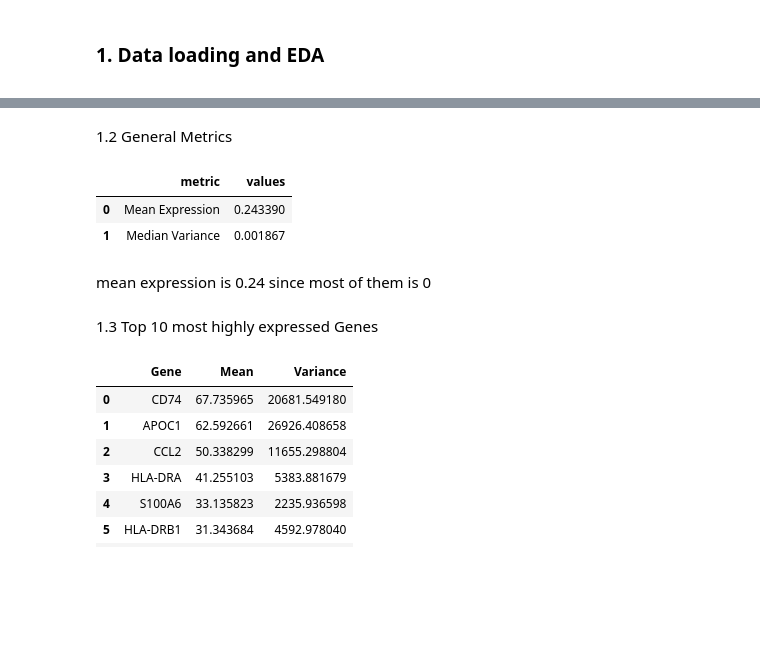
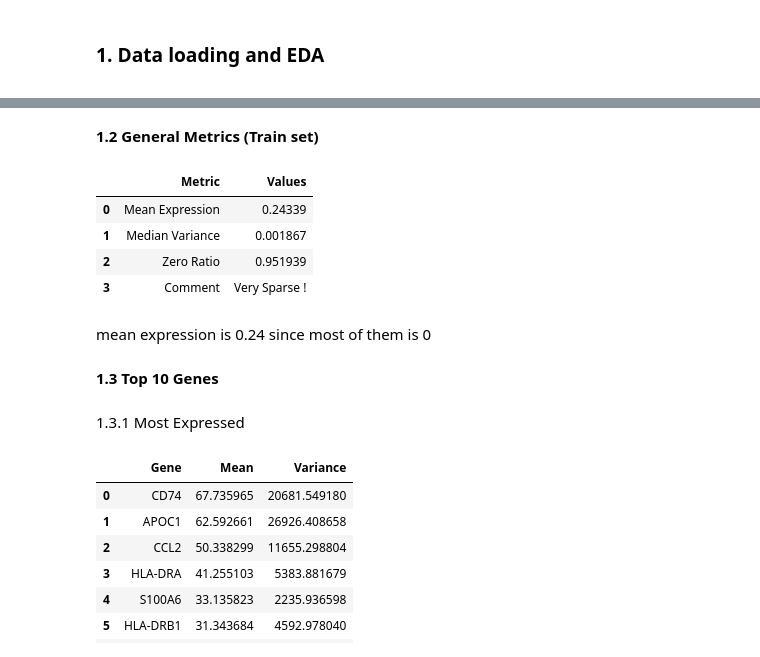
Before and after one commit to BillCoML/cell_anotation, a Jupyter notebook: data_processing.ipynb, the cells around one changed output, grey strips where cells are left out. Cells and saved outputs as stored; diff of their text form; code cells hidden in the pictures; blank space fills up the shorter version.

```diff
--- a/data_processing.ipynb
+++ b/data_processing.ipynb
@@ -22,4 +17,6 @@ from sklearn.feature_selection import VarianceThreshold
 # %%
-data = read_r('data/train.rds')
+train_data = read_r('data/train.rds')
+test_data = read_r('data/test.rds')
 # %%
-df = data[None]
+train_df = train_data[None]
+test_df = test_data[None]
@@ -29,21 +49,28 @@ y = df.iloc[:, 1]
 # %% [markdown]
-1.2 General Metrics
+**1.2 General Metrics (Train set)**
 # %%
-var_by_Gene = X.var()
-mean_by_Gene = X.mean()
+var_by_Gene = train_df.iloc[:, 2:].var()
+mean_by_Gene = train_df.iloc[:, 2:].mean()
 # %%
 pd.DataFrame({
-    'metric': ['Mean Expression', 'Median Variance'],
-    'values': [mean_by_Gene.mean(), var_by_Gene.median()]
+    'Metric': ['Mean Expression', 'Median Variance', 'Zero Ratio', 'Comment'],
+    'Values': [mean_by_Gene.mean(),
+               var_by_Gene.median(),
+               (train_df.iloc[:, 2:] == 0).sum().sum() /  train_df.iloc[:, 2:].size,
+               'Very Sparse !']
 })
 # %% [output]
-|  | metric | values |
-| 0 | Mean Expression | 0.243390 |
+|  | Metric | Values |
+| 0 | Mean Expression | 0.24339 |
 | 1 | Median Variance | 0.001867 |
+| 2 | Zero Ratio | 0.951939 |
+| 3 | Comment | Very Sparse ! |
 # %% [markdown]
 mean expression is 0.24 since most of them is 0
 # %% [markdown]
-1.3 Top 10 most highly expressed Genes
+**1.3 Top 10 Genes**
+# %% [markdown]
+1.3.1 Most Expressed
 # %%
 top_10_genes = mean_by_Gene.sort_values(ascending=False).head(10)
 # %%
```
Also changed, not shown: parts of 117 cells of this notebook.
